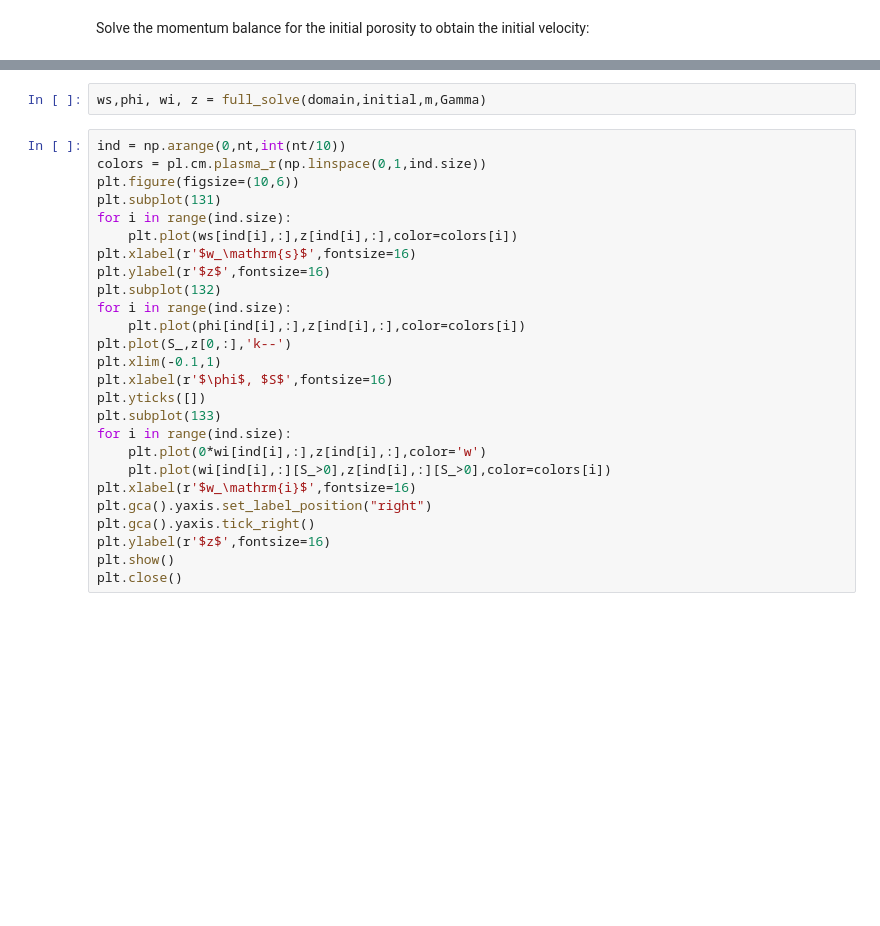
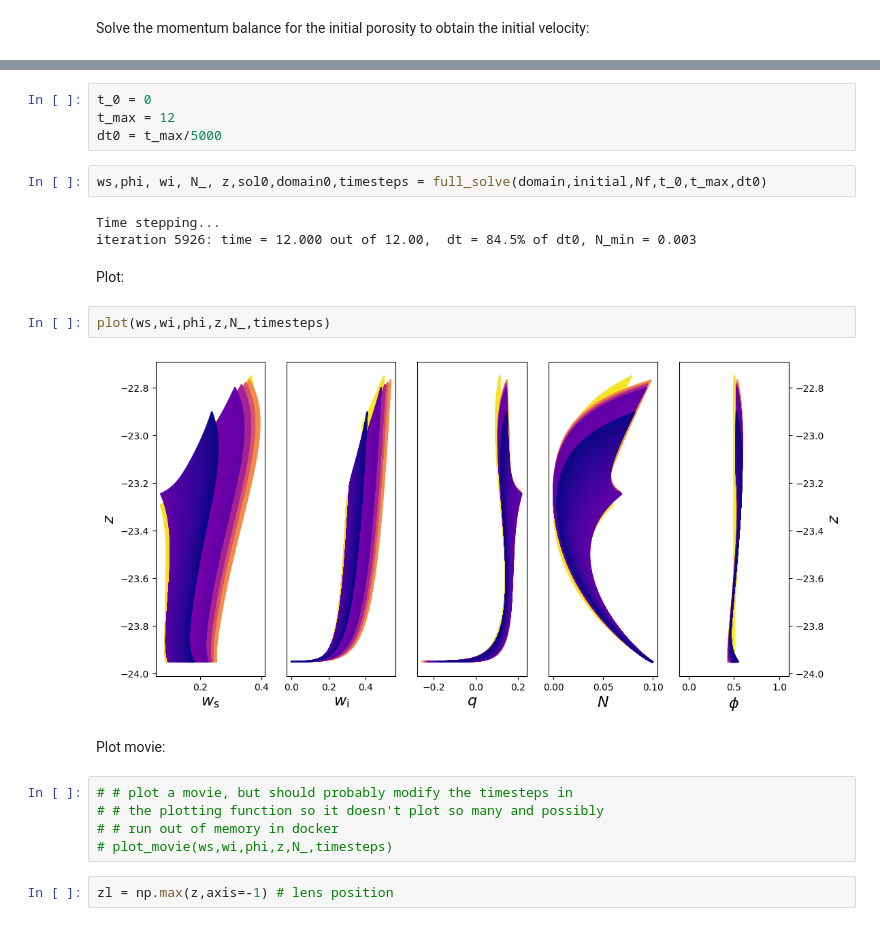
Before and after one commit to agstub-umd/compaction-frost, a Jupyter notebook: notebooks/example.ipynb, the cells around one changed output, grey strips where cells are left out. Drawn from its saved outputs; the diff is of its cells as text; blank space fills up the shorter version.

```diff
--- a/notebooks/example.ipynb
+++ b/notebooks/example.ipynb
@@ -96,28 +152,24 @@ m = 0#-1e-1 # melting rate
+# %%
+t_0 = 0
+t_max = 12
+dt0 = t_max/5000
 # %%
-ws,phi, wi, z = full_solve(domain,initial,m,Gamma)
+ws,phi, wi, N_, z,sol0,domain0,timesteps = full_solve(domain,initial,Nf,t_0,t_max,dt0)
+# %% [output]
+Time stepping...
+iteration 5926: time = 12.000 out of 12.00,  dt = 84.5% of dt0, N_min = 0.003
-# %%
-ind = np.arange(0,nt,int(nt/10))
-colors = pl.cm.plasma_r(np.linspace(0,1,ind.size))
-plt.figure(figsize=(10,6))
-plt.subplot(131)
-for i in range(ind.size):
-    plt.plot(ws[ind[i],:],z[ind[i],:],color=colors[i])
-plt.xlabel(r'$w_\mathrm{s}$',fontsize=16)
-plt.ylabel(r'$z$',fontsize=16)
-plt.subplot(132)
-for i in range(ind.size):
-    plt.plot(phi[ind[i],:],z[ind[i],:],color=colors[i])
-plt.plot(S_,z[0,:],'k--')
-plt.xlim(-0.1,1)
-plt.xlabel(r'$\phi$, $S$',fontsize=16)
-plt.yticks([])
-plt.subplot(133)
-for i in range(ind.size):
-    plt.plot(0*wi[ind[i],:],z[ind[i],:],color='w')
-    plt.plot(wi[ind[i],:][S_>0],z[ind[i],:][S_>0],color=colors[i])
-plt.xlabel(r'$w_\mathrm{i}$',fontsize=16)
-plt.gca().yaxis.set_label_position("right")
-plt.gca().yaxis.tick_right()
-plt.ylabel(r'$z$',fontsize=16)
-plt.show()
-plt.close()
+# %% [markdown]
+Plot:
+# %%
+plot(ws,wi,phi,z,N_,timesteps)
+# %% [output]
+[figure, added]
+# %% [markdown]
+Plot movie:
+# %%
+# # plot a movie, but should probably modify the timesteps in
+# # the plotting function so it doesn't plot so many and possibly
+# # run out of memory in docker
+# plot_movie(ws,wi,phi,z,N_,timesteps)
+# %%
+zl = np.max(z,axis=-1) # lens position
```
Also changed, not shown: parts of 18 cells of this notebook, 7 other files.
